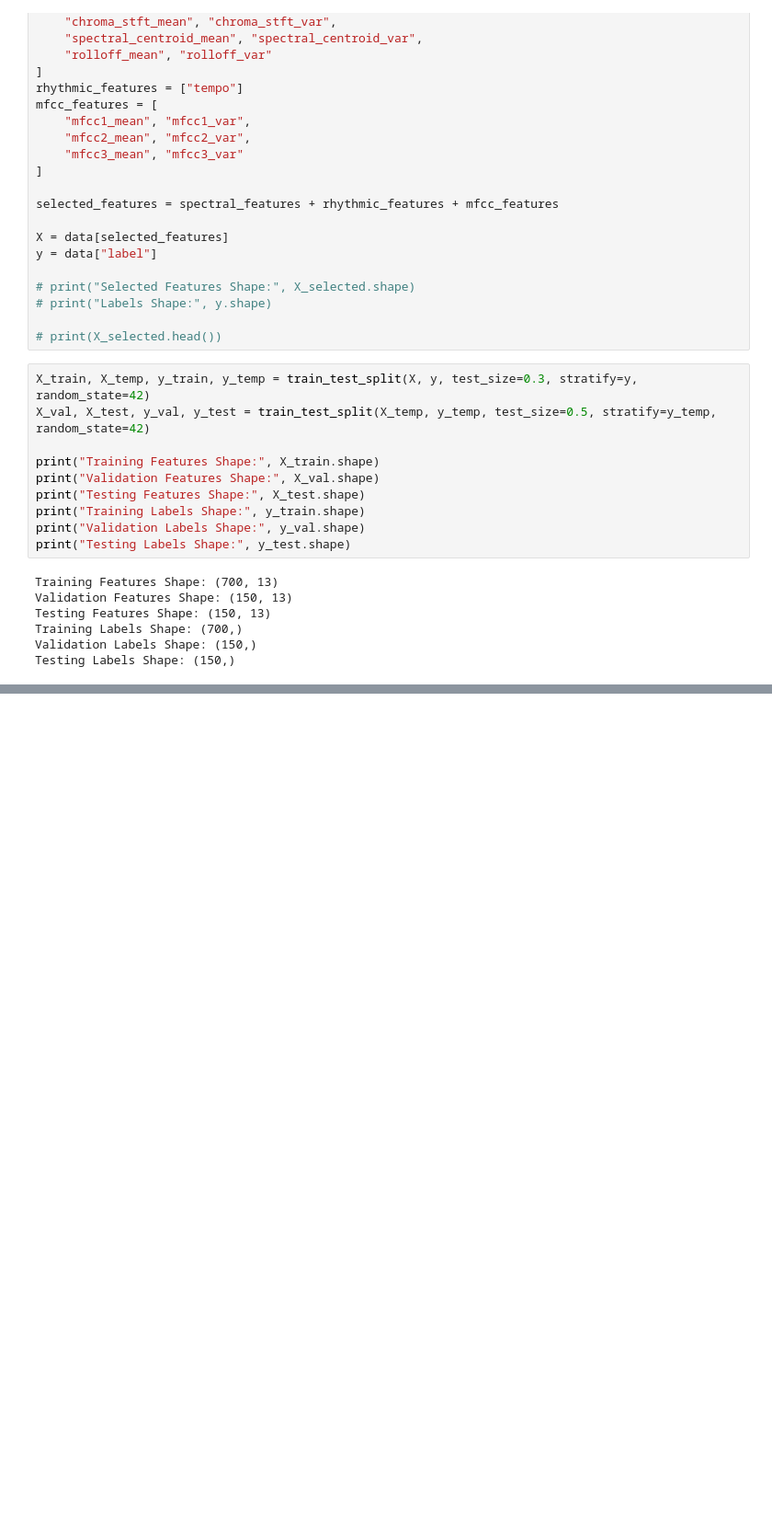
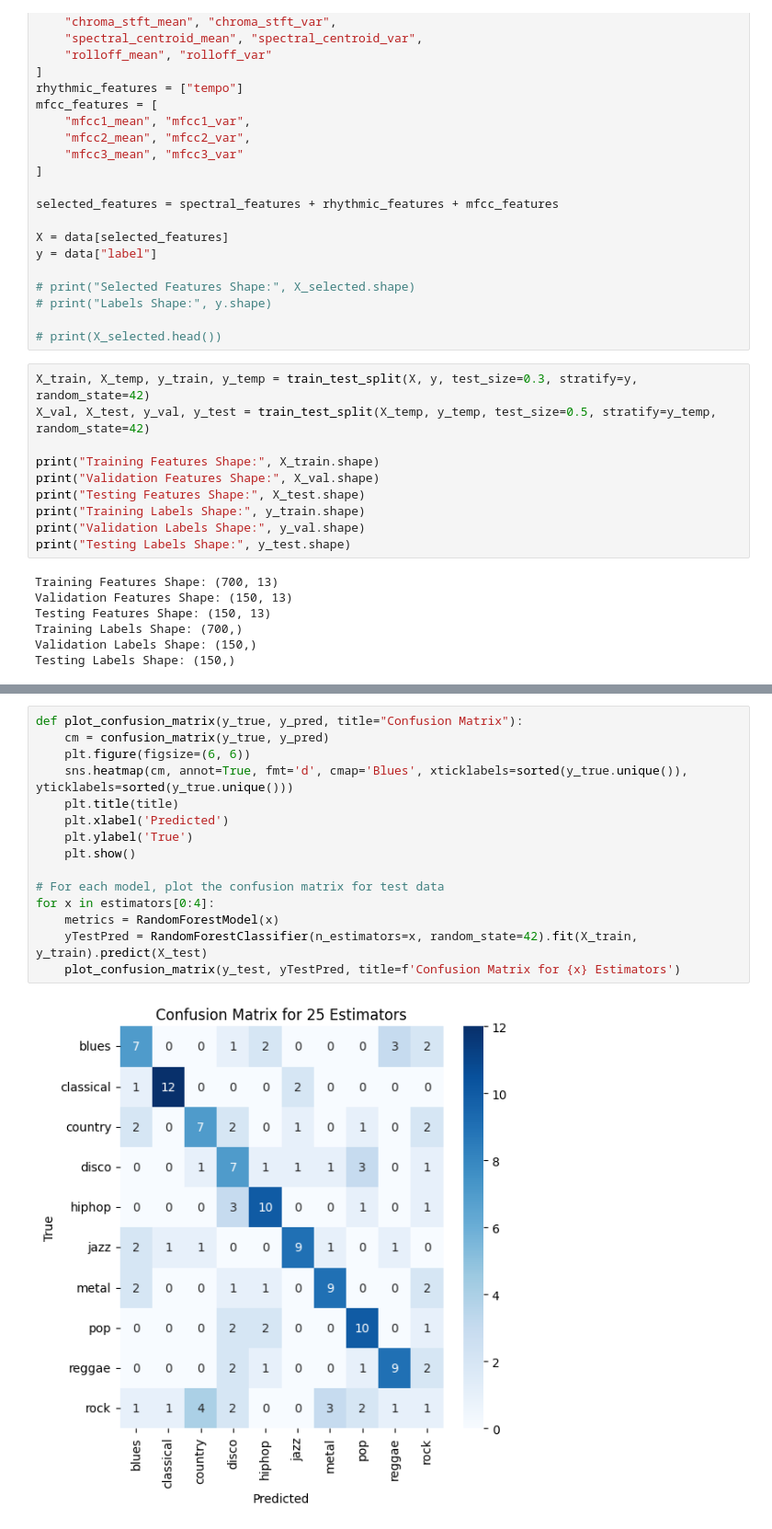
Before and after one commit to vaishakkmenon/Music-Genre-Classification, a Jupyter notebook: Models/Random_Forest.ipynb, the cells around one changed output, grey strips where cells are left out. Shown at 92% size. Drawn from its saved outputs; the diff is of its cells as text; blank space fills up the shorter version.

```diff
--- a/Models/Random_Forest.ipynb
+++ b/Models/Random_Forest.ipynb
@@ -104,0 +165,17 @@ plt.show()
+# %%
+def plot_confusion_matrix(y_true, y_pred, title="Confusion Matrix"):
+    cm = confusion_matrix(y_true, y_pred)
+    plt.figure(figsize=(6, 6))
+    sns.heatmap(cm, annot=True, fmt='d', cmap='Blues', xticklabels=sorted(y_true.unique()), yticklabels=sorted(y_true.unique()))
+    plt.title(title)
+    plt.xlabel('Predicted')
+    plt.ylabel('True')
+    plt.show()
+
+# For each model, plot the confusion matrix for test data
+for x in estimators[0:4]:
+    metrics = RandomForestModel(x)
+    yTestPred = RandomForestClassifier(n_estimators=x, random_state=42).fit(X_train, y_train).predict(X_test)
+    plot_confusion_matrix(y_test, yTestPred, title=f'Confusion Matrix for {x} Estimators')
+# %% [output]
+[figure, added]
```
Also changed, not shown: parts of 7 cells of this notebook, 1 other file.
